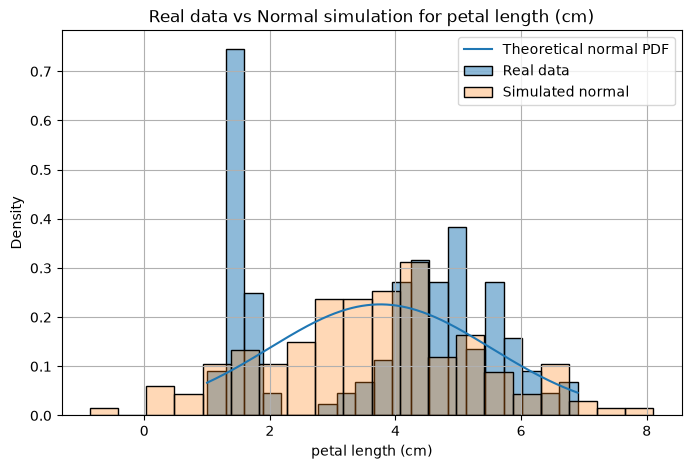
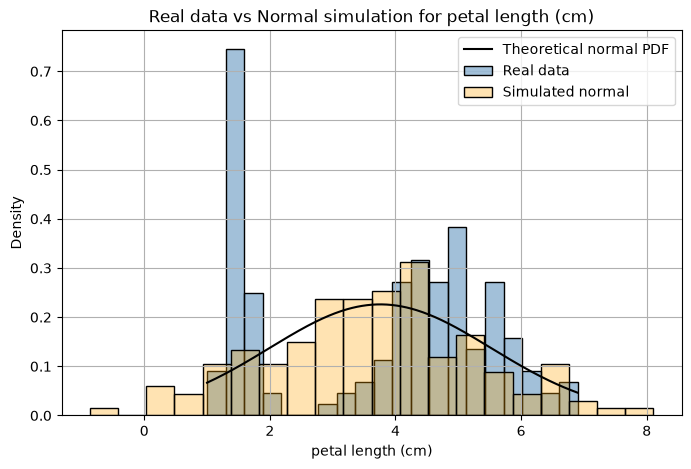
Unified diff of the notebook cell whose output changed from the first chart to the second:
--- before
+++ after
@@ -14,8 +14,8 @@
 plt.figure(figsize=(8, 5))
 
-sns.histplot(df[col], bins=20, stat="density", alpha=0.5, label="Real data")
-sns.histplot(normal_samples, bins=20, stat="density", alpha=0.3, label="Simulated normal")
+sns.histplot(df[col], bins=20, stat="density", alpha=0.5, label="Real data", color="steelblue")
+sns.histplot(normal_samples, bins=20, stat="density", alpha=0.3, label="Simulated normal", color="orange")
 
-plt.plot(x_values, normal_pdf, label="Theoretical normal PDF")
+plt.plot(x_values, normal_pdf, label="Theoretical normal PDF", color="black")
 
 plt.title(f"Real data vs Normal simulation for {col}")

Commit: week02: hoan thanh bai tap buoi 2